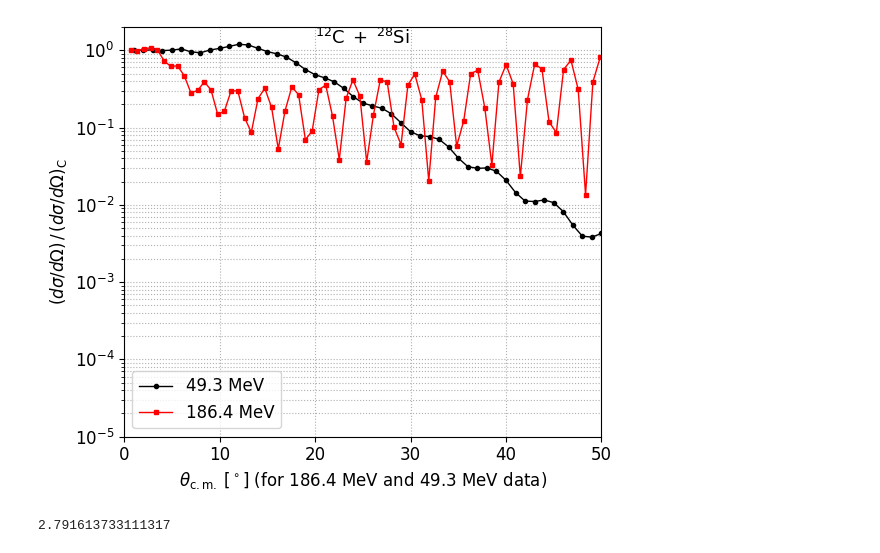
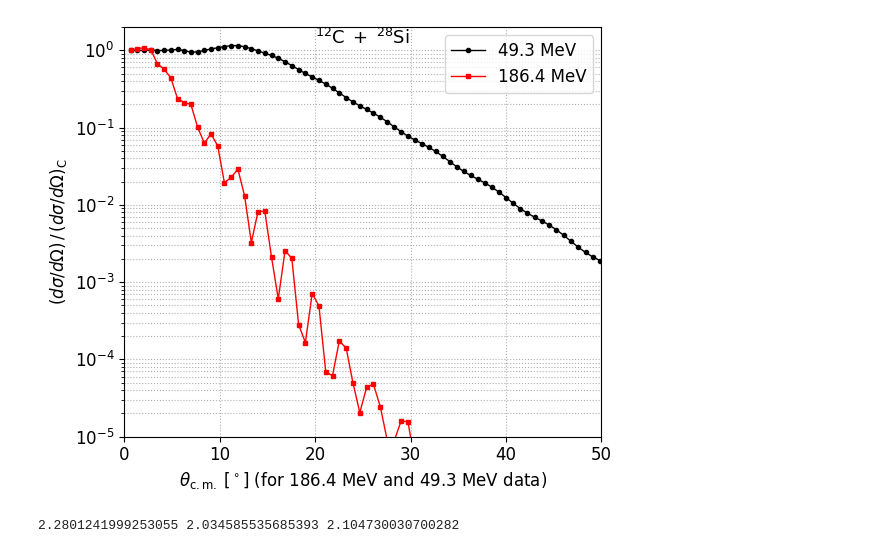
Before and after one commit to sante3105/Fisica-Nuclear, a Jupyter notebook: Nuclear-Teorica/ITRN/python/DistribucionAngularElastica(nrv)/nrv.ipynb, the cells around one changed output. Saved outputs shown, nothing was run; the diff lists cells and outputs as text; code cells hidden in the pictures.

```diff
--- a/Nuclear-Teorica/ITRN/python/DistribucionAngularElastica(nrv)/nrv.ipynb
+++ b/Nuclear-Teorica/ITRN/python/DistribucionAngularElastica(nrv)/nrv.ipynb
@@ -27,8 +27,8 @@ import matplotlib.pyplot as plt
 # 1.  Files, physical constants, helper functions
 # ----------------------------------------------------------------------
 FILES = {
-    49.3:  Path("49.3.dat.json"),
-    186.4: Path("186.4.dat.json"),
+    49.3:  Path("49.3.json"),
+    186.4: Path("186.4(1).json"),
 }
 
 Z1, Z2 = 6, 14                         #Charges for 12C and 28Si
@@ -71,38 +71,42 @@ for E, fname in FILES.items():
     sigma_over_sigmaC = dsdo
     #else:
         # Divide by Rutherford cross-section
        # sigmaC = rutherford_cm(theta, E)           # fm²/sr
        # sigma_over_sigmaC = dsdo / sigmaC
 
     ax.semilogy(theta, sigma_over_sigmaC,
                 marker=MRK[E], ms=3,
                 color=COL[E],  lw=1.0,
                 label=f"{E:.1f} MeV")
 
 # ----------------------------------------------------------------------
 # 3.  Cosmetics to mimic the reference plot
 # ----------------------------------------------------------------------
 ax.set_xlim(0, 50)                                 # θ up to 50°
 ax.set_ylim(1e-5, 2)                               # log scale limits
 
 ax.set_xlabel(r"$\theta_{\mathrm{c.m.}}\;[^\circ]\; \text{(for 186.4 MeV and 49.3 MeV data)}$")
 ax.set_ylabel(r"$(d\sigma/d\Omega)\,/\,(d\sigma/d\Omega)_\mathrm{C}$")
 
 # Text annotations similar to the paper
 ax.text(20, 1.2,  r"$^{12}\mathrm{C}\;+\;^{28}\mathrm{Si}$", fontsize=13)
 
 
 ax.grid(True, which="both", ls=":")
 ax.legend()
 plt.tight_layout()
 plt.savefig("imagen.pdf")
 plt.show()
 # %% [output]
-[figure, old version]
+[figure, new version]
-# %%
-R= 6.3912
-
-r=R/((12**(1/3)))
-print(r)
-# %% [output]
-2.791613733111317
+# %%
+R1= 6.9238
+R2= 6.1782
+Rc= 6.3912
+r1=R1/((28**(1/3)))
+r2=R2/((28**(1/3)))
+rc=Rc/((28**(1/3)))
+
+print(r1, r2, rc)
+# %% [output]
+2.2801241999253055 2.034585535685393 2.104730030700282
```
Also changed, not shown: 9 other files.
